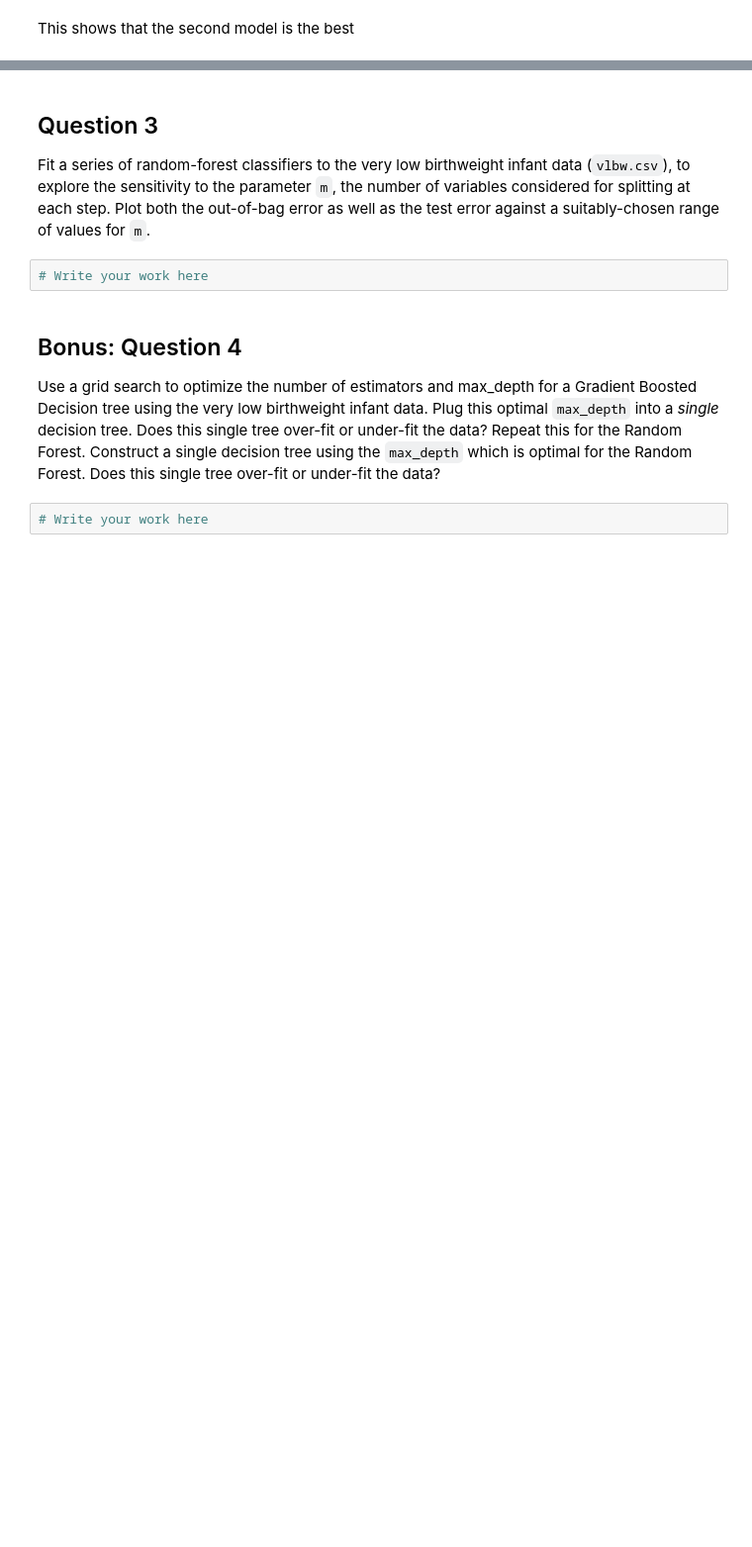
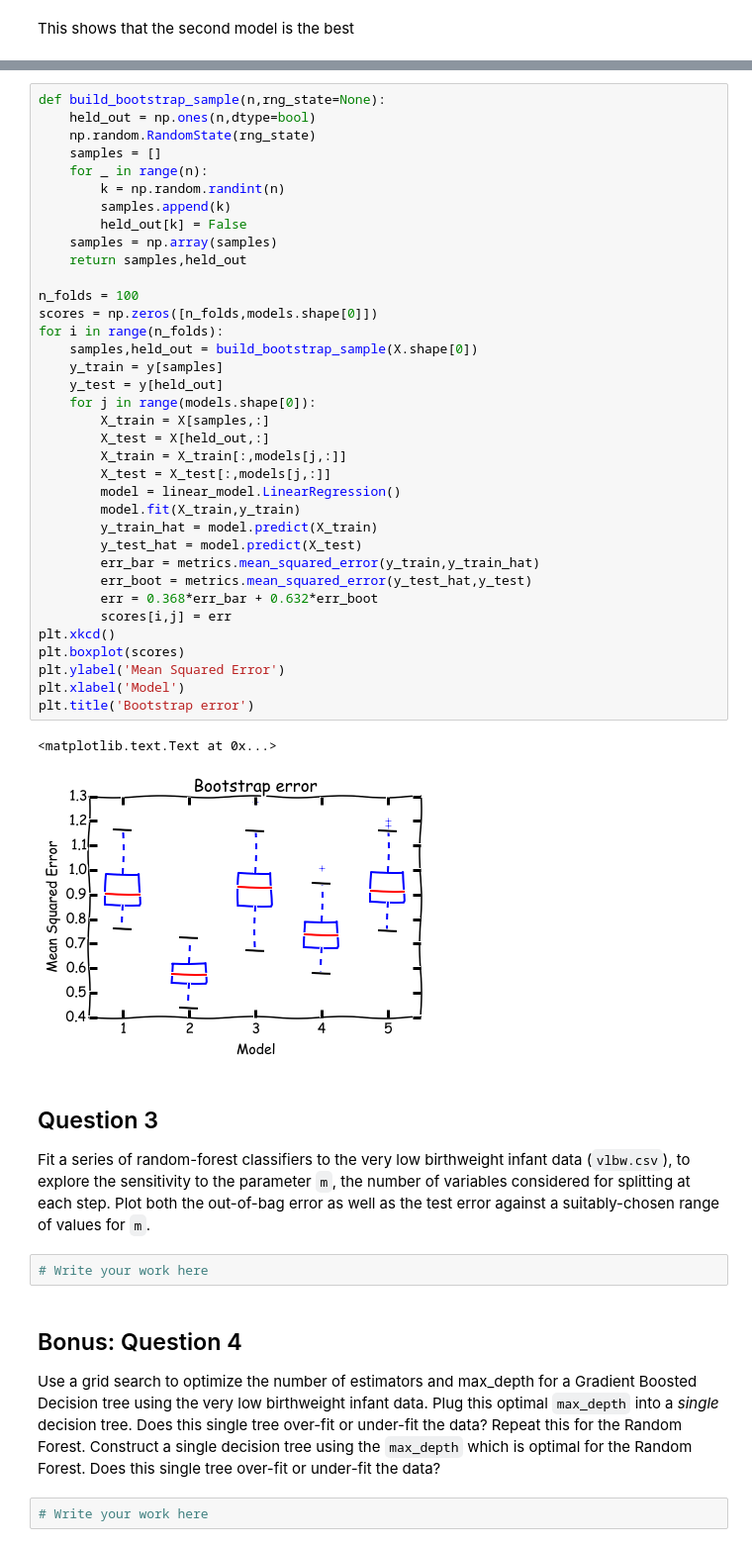
Before and after one commit to aplassard/Bios8366, a Jupyter notebook: homework/Homework 3.ipynb, the cells around one changed output, grey strips where cells are left out. Shown: that part at 99% size. Cells and saved outputs as stored; diff of their text form; blank space fills up the shorter version.

```diff
--- a/homework/Homework 3.ipynb
+++ b/homework/Homework 3.ipynb
@@ -125,3 +131,42 @@ plt.title('10 Fold Cross-Validation')
+# %%
+def build_bootstrap_sample(n,rng_state=None):
+    held_out = np.ones(n,dtype=bool)
+    np.random.RandomState(rng_state)
+    samples = []
+    for _ in range(n):
+        k = np.random.randint(n)
+        samples.append(k)
+        held_out[k] = False
+    samples = np.array(samples)
+    return samples,held_out
+
+n_folds = 100
+scores = np.zeros([n_folds,models.shape[0]])
+for i in range(n_folds):
+    samples,held_out = build_bootstrap_sample(X.shape[0])
+    y_train = y[samples]
+    y_test = y[held_out]
+    for j in range(models.shape[0]):
+        X_train = X[samples,:]
+        X_test = X[held_out,:]
+        X_train = X_train[:,models[j,:]]
+        X_test = X_test[:,models[j,:]]
+        model = linear_model.LinearRegression()
+        model.fit(X_train,y_train)
+        y_train_hat = model.predict(X_train)
+        y_test_hat = model.predict(X_test)
+        err_bar = metrics.mean_squared_error(y_train,y_train_hat)
+        err_boot = metrics.mean_squared_error(y_test_hat,y_test)
+        err = 0.368*err_bar + 0.632*err_boot
+        scores[i,j] = err
+plt.xkcd()
+plt.boxplot(scores)
+plt.ylabel('Mean Squared Error')
+plt.xlabel('Model')
+plt.title('Bootstrap error')
+# %% [output]
+<matplotlib.text.Text at 0x...>
+[figure, added]
 # %% [markdown]
 ## Question 3
 
```
Also changed, not shown: parts of 3 cells of this notebook.
